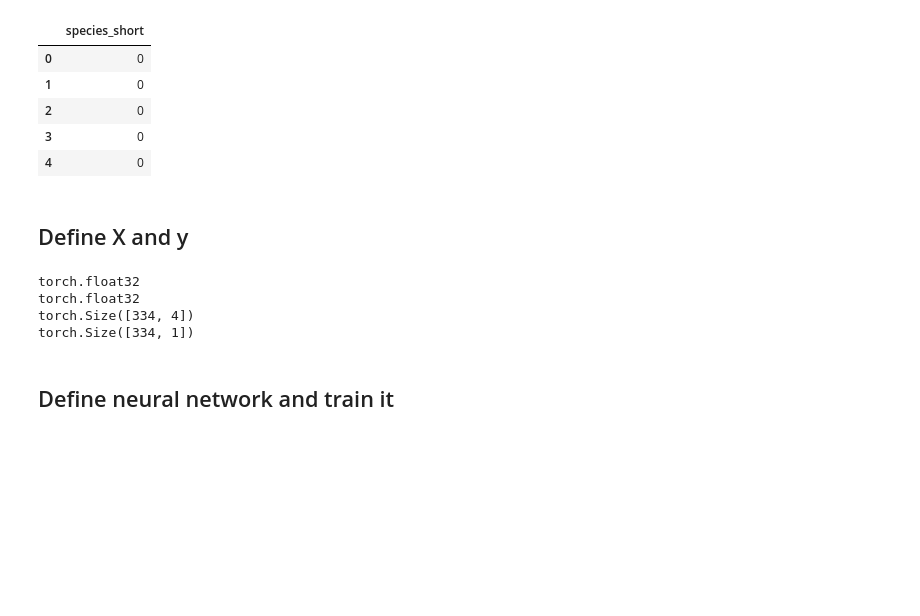
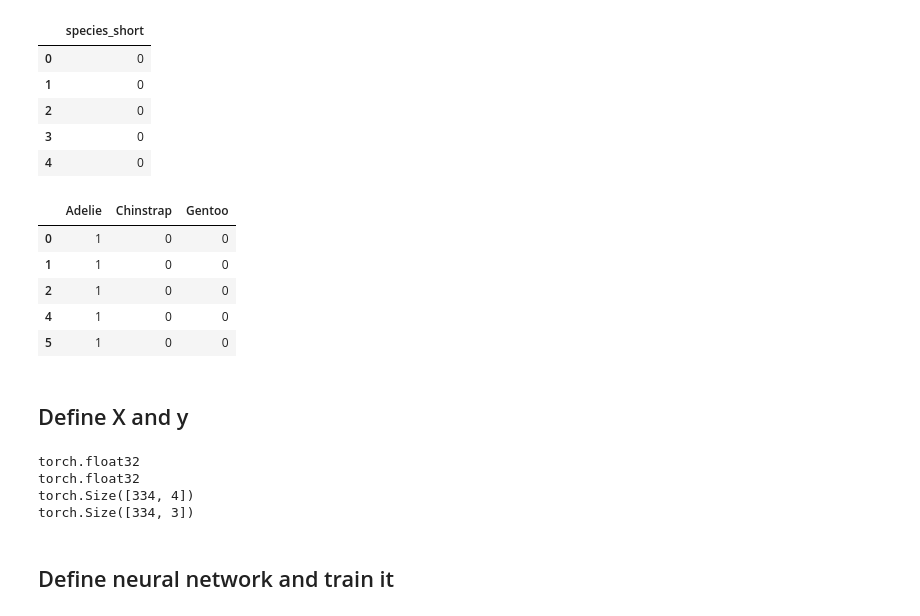
Before and after one commit to YasmineSarraj/M3-Assignment-Deep-Learning, a Jupyter notebook: Penguins_Deep_Learning.ipynb, the cells around one changed output. Cells and saved outputs as stored; diff of their text form; code cells hidden in the pictures; blank space fills up the shorter version.

```diff
--- a/Penguins_Deep_Learning.ipynb
+++ b/Penguins_Deep_Learning.ipynb
@@ -90,6 +90,16 @@ enc_species.head()
 | 2 | 0 |
 | 3 | 0 |
 | 4 | 0 |
+# %%
+enc_species = pd.get_dummies(species)
+enc_species.head()
+# %% [output]
+|  | Adelie | Chinstrap | Gentoo |
+| 0 | 1 | 0 | 0 |
+| 1 | 1 | 0 | 0 |
+| 2 | 1 | 0 | 0 |
+| 4 | 1 | 0 | 0 |
+| 5 | 1 | 0 | 0 |
 # %% [markdown]
 ## Define X and y
 # %%
@@ -110,7 +120,7 @@ print(y_tensor.shape)
 torch.float32
 torch.float32
 torch.Size([334, 4])
-torch.Size([334, 1])
+torch.Size([334, 3])
 # %% [markdown]
 ## Define neural network and train it
 # %%
```
Also changed, not shown: parts of 6 cells of this notebook.
